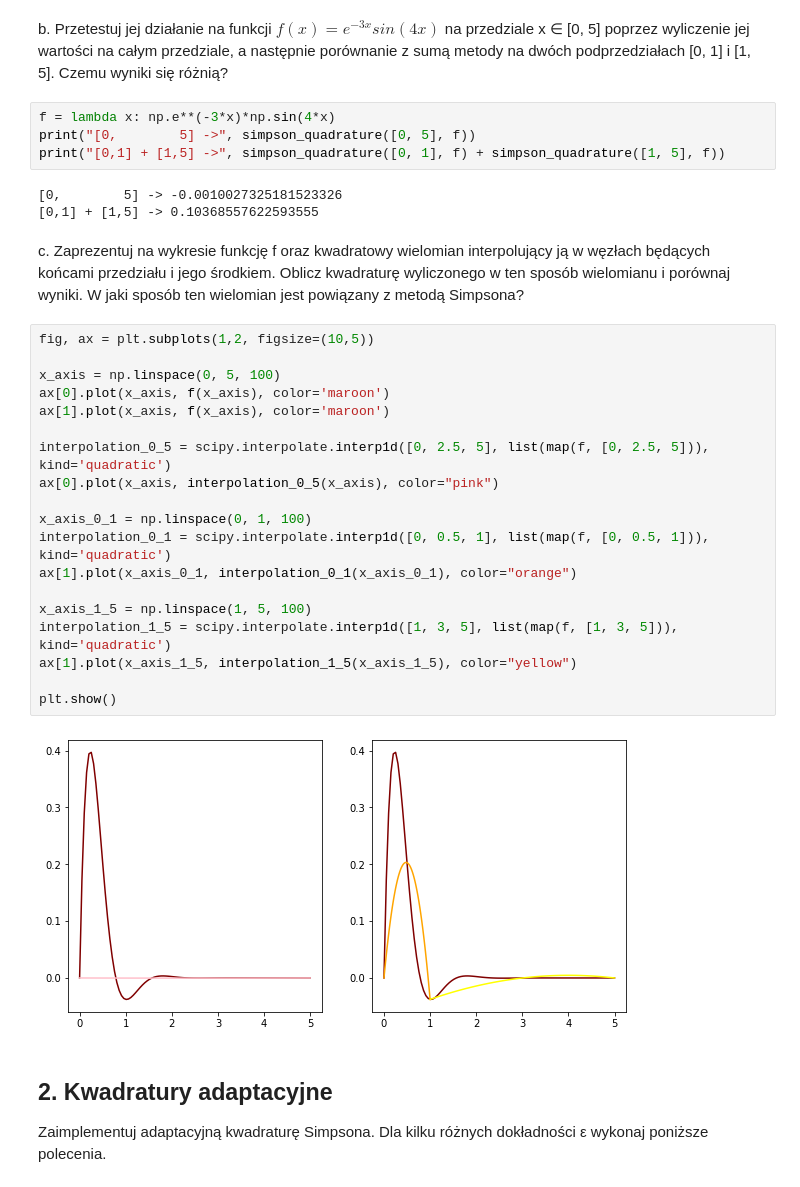
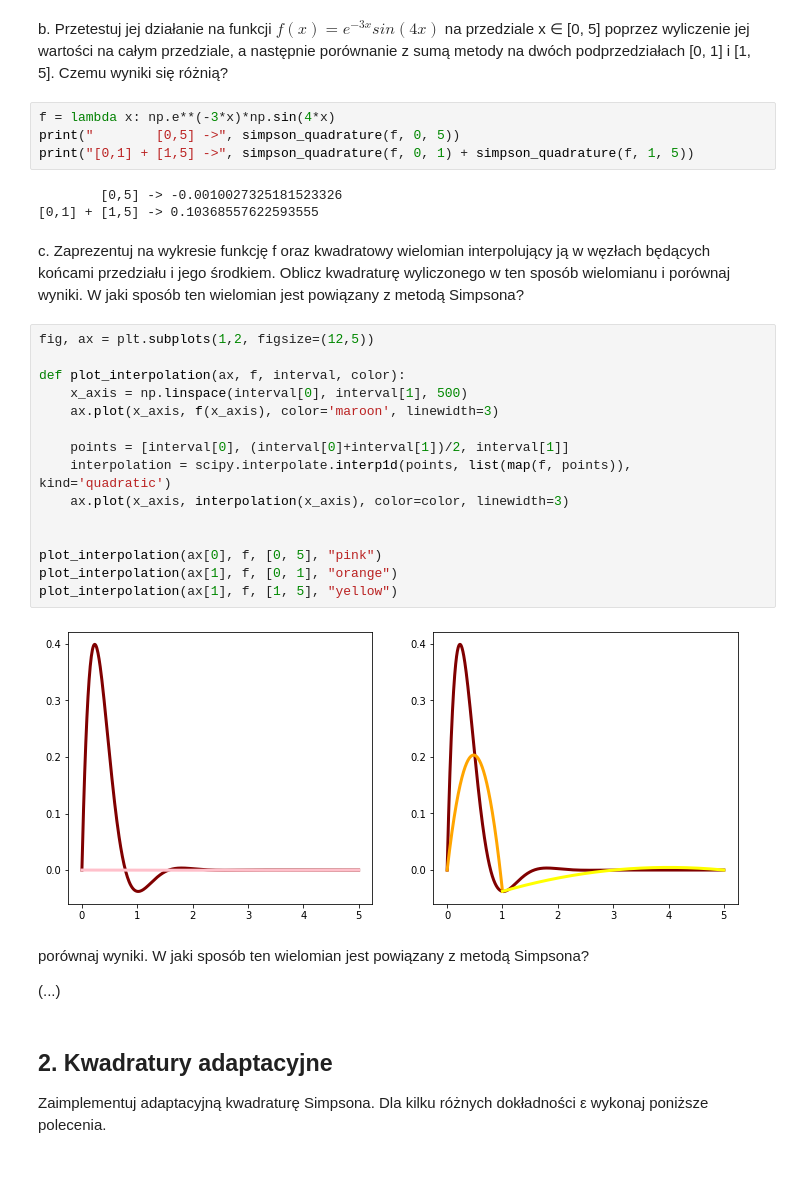
Before and after one commit to mhawryluk/mownit, a Jupyter notebook: lab4/lab4.ipynb, the cells around one changed output. Cells and saved outputs as stored; diff of their text form.

```diff
--- a/lab4/lab4.ipynb
+++ b/lab4/lab4.ipynb
@@ -39,36 +40,37 @@ poprzez wyliczenie jej wartości na całym przedziale, a następnie porównanie
 metody na dwóch podprzedziałach [0, 1] i [1, 5]. Czemu wyniki się różnią?
 # %%
 f = lambda x: np.e**(-3*x)*np.sin(4*x)
-print("[0,        5] ->", simpson_quadrature([0, 5], f))
-print("[0,1] + [1,5] ->", simpson_quadrature([0, 1], f) + simpson_quadrature([1, 5], f))
+print("        [0,5] ->", simpson_quadrature(f, 0, 5))
+print("[0,1] + [1,5] ->", simpson_quadrature(f, 0, 1) + simpson_quadrature(f, 1, 5))
 # %% [output]
-[0,        5] -> -0.0010027325181523326
+        [0,5] -> -0.0010027325181523326
 [0,1] + [1,5] -> 0.10368557622593555
 # %% [markdown]
 c. Zaprezentuj na wykresie funkcję f oraz kwadratowy wielomian interpolujący ją w
 węzłach będących końcami przedziału i jego środkiem. Oblicz kwadraturę wyliczonego w ten sposób wielomianu i porównaj wyniki. W jaki sposób ten wielomian
 jest powiązany z metodą Simpsona?
 # %%
-fig, ax = plt.subplots(1,2, figsize=(10,5))
+fig, ax = plt.subplots(1,2, figsize=(12,5))
 
-x_axis = np.linspace(0, 5, 100)
-ax[0].plot(x_axis, f(x_axis), color='maroon')
-ax[1].plot(x_axis, f(x_axis), color='maroon')
+def plot_interpolation(ax, f, interval, color):
+    x_axis = np.linspace(interval[0], interval[1], 500)
+    ax.plot(x_axis, f(x_axis), color='maroon', linewidth=3)
 
-interpolation_0_5 = scipy.interpolate.interp1d([0, 2.5, 5], list(map(f, [0, 2.5, 5])), kind='quadratic')
-ax[0].plot(x_axis, interpolation_0_5(x_axis), color="pink")
+    points = [interval[0], (interval[0]+interval[1])/2, interval[1]]
+    interpolation = scipy.interpolate.interp1d(points, list(map(f, points)), kind='quadratic')
+    ax.plot(x_axis, interpolation(x_axis), color=color, linewidth=3)
 
-x_axis_0_1 = np.linspace(0, 1, 100)
-interpolation_0_1 = scipy.interpolate.interp1d([0, 0.5, 1], list(map(f, [0, 0.5, 1])), kind='quadratic')
-ax[1].plot(x_axis_0_1, interpolation_0_1(x_axis_0_1), color="orange")
 
-x_axis_1_5 = np.linspace(1, 5, 100)
-interpolation_1_5 = scipy.interpolate.interp1d([1, 3, 5], list(map(f, [1, 3, 5])), kind='quadratic')
-ax[1].plot(x_axis_1_5, interpolation_1_5(x_axis_1_5), color="yellow")
-
-plt.show()
+plot_interpolation(ax[0], f, [0, 5], "pink")
+plot_interpolation(ax[1], f, [0, 1], "orange")
+plot_interpolation(ax[1], f, [1, 5], "yellow")
 # %% [output]
-[figure, old version]
+[figure, new version]
+# %% [markdown]
+porównaj wyniki. W jaki sposób ten wielomian
+jest powiązany z metodą Simpsona?
+
+(...)
 # %% [markdown]
 ## 2. Kwadratury adaptacyjne
 Zaimplementuj adaptacyjną kwadraturę Simpsona. Dla kilku różnych dokładności ε wykonaj poniższe polecenia.
```
Also changed, not shown: parts of 30 cells of this notebook.
